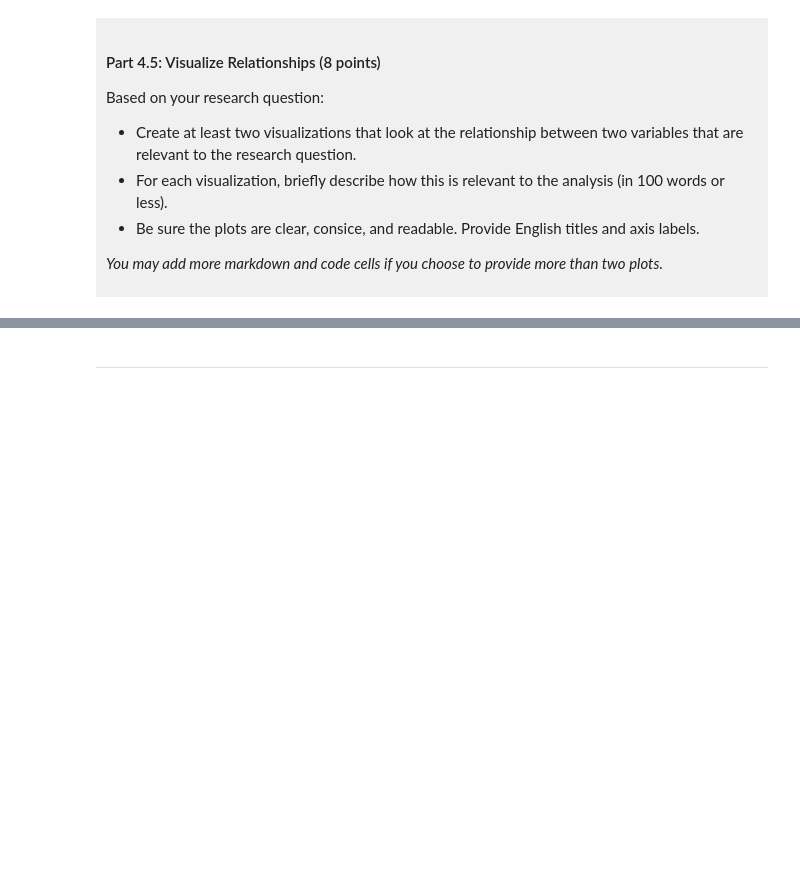
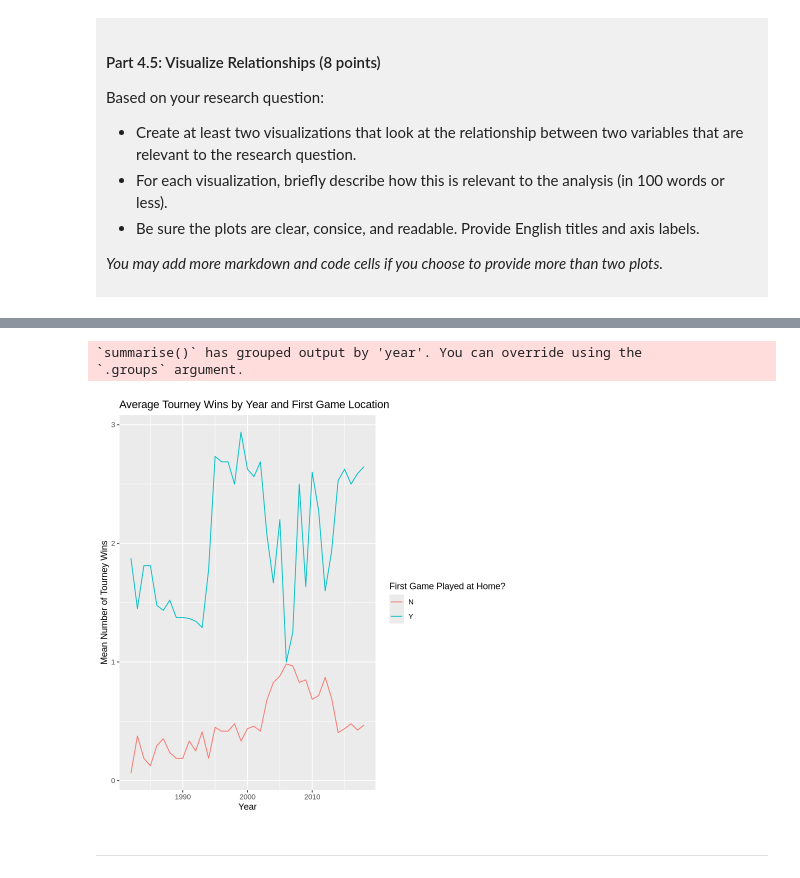
Before and after one commit to dy581/DSCI-100-Project-Dayun-Choi, a Jupyter notebook: dsci-100-project-notebook.ipynb, the cells around one changed output, grey strips where cells are left out. Drawn from its saved outputs; the diff is of its cells as text; code cells hidden in the pictures; blank space fills up the shorter version.

```diff
--- a/dsci-100-project-notebook.ipynb
+++ b/dsci-100-project-notebook.ipynb
@@ -333,5 +381,14 @@ Visualization 2: %%% EDIT THIS MARKDOWN CELL%%%
 # %%
-### EDIT THIS CODE CELL FOR VISUALIZATION 2###
+plot2 <- tidy_wmbb |>
+group_by(year, first_game_at_home) |>
+summarize(mean_wins = mean(tourney_wins)) |>
+ggplot(aes(x = year, y = mean_wins, colour = first_game_at_home)) +
+geom_line() + labs(title = "Average Tourney Wins by Year and First Game Location", x = "Year", y = "Mean Number of Tourney Wins", colour = "First Game Played at Home?")
+plot2
+# %% [output]
+`summarise()` has grouped output by 'year'. You can override using the
+`.groups` argument.
+[figure, added]
 # %% [markdown]
 ------
 # %% [markdown]
```
Also changed, not shown: parts of 11 cells of this notebook.
